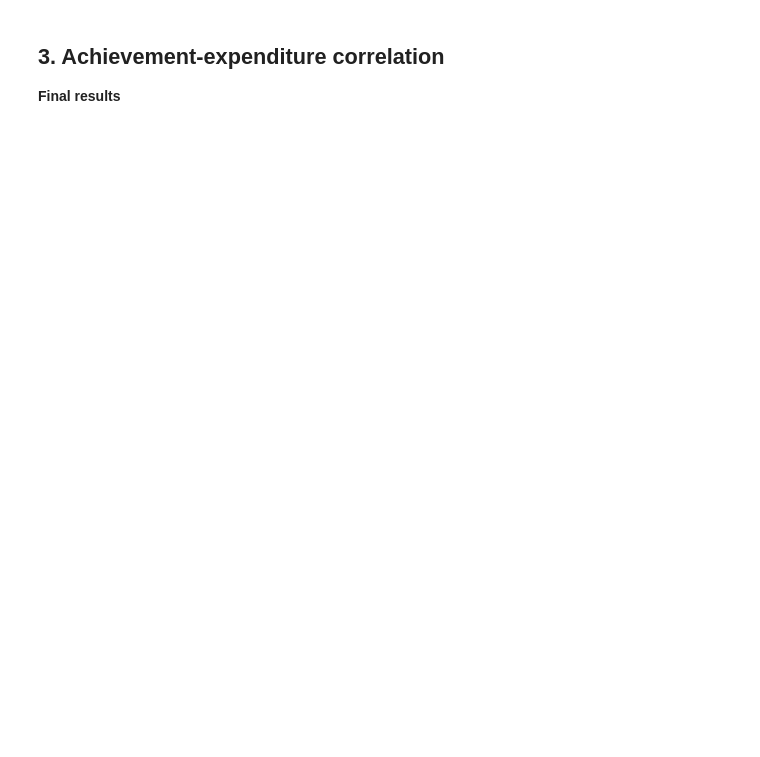
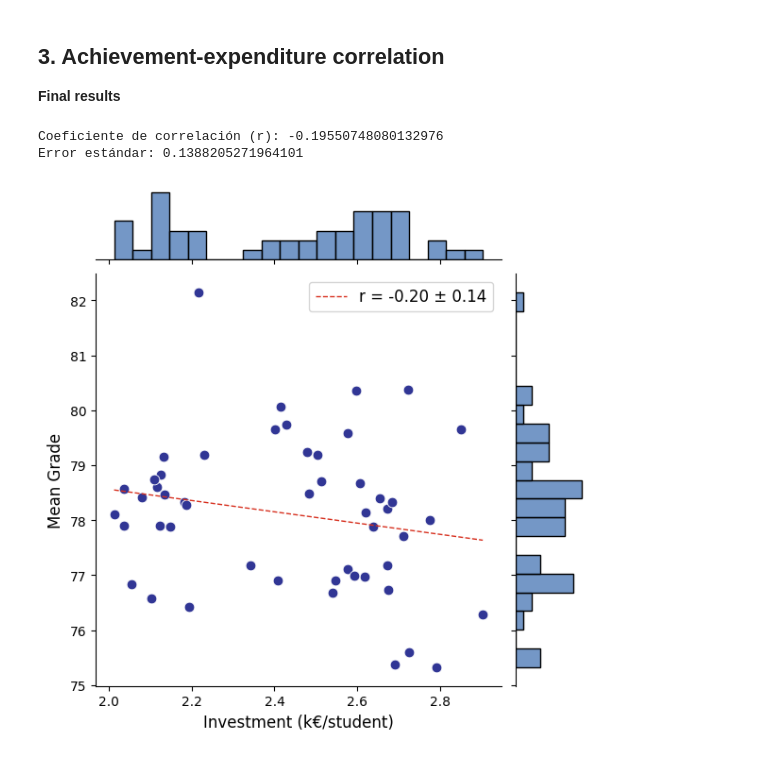
Before and after one commit to edejuan2002/avdm_Competecies, a Jupyter notebook: Eduardo/ed_approach.ipynb, the cells around one changed output. Cells and saved outputs as stored; diff of their text form; code cells hidden in the pictures; blank space fills up the shorter version.

Commit message:
Final commit on Investment-Grades correlation

```diff
--- a/Eduardo/ed_approach.ipynb
+++ b/Eduardo/ed_approach.ipynb
@@ -283,40 +285,43 @@ SE_r = (1 - corr_coeff**2) / np.sqrt(n - 2)
 
 print(f"Coeficiente de correlación (r): {corr_coeff}")
 print(f"Error estándar: {SE_r}")
-
 # Create the jointplot with scatter plot and marginal histograms
 g = sns.jointplot(
     data=df_corrs2,
     x='brut_per_alumne',
     y='mean_grade',
     color='#313695',
     kind='scatter',  # Scatter plot in the center
     s=60,
     marginal_kws=dict(bins=20, fill=True, color='#4575b4')  # Histograms style
 )
 
 # Add the regression line to the scatter plot
 sns.regplot(
     data=df_corrs,
     x='brut_per_alumne',
     y='mean_grade',
     scatter=False,
     color='#d7301f',
     ci=None,
     line_kws={'linestyle': '--', 'linewidth': 1},  # Dashed line and thinner width
     ax=g.ax_joint,  # Add the regression line to the main plot
     label=f'r = {corr_coeff:.2f} ± {SE_r:.2f}'  # Add the correlation info to the legend
 )
 
 # Customize axis labels
-g.set_axis_labels('Investment (k€)', 'Mean Grade', fontsize=12)
+g.set_axis_labels('Investment (k€/student)', 'Mean Grade', fontsize=12)
 # g.ax_joint.grid(True)
 
 # Add the legend to the plot
 plt.legend(loc='upper right', fontsize=12)
 
 # Show the plot
 plt.show()
+# %% [output]
+Coeficiente de correlación (r): -0.19550748080132976
+Error estándar: 0.1388205271964101
+[figure, added]
 # %%
 a_df = df_corrs2.groupby('area_territorial', as_index = False)['mean_grade'].mean()
 b_df = df_corrs2.groupby('area_territorial', as_index = False)['brut_per_alumne'].mean()
```
Also changed, not shown: parts of 4 cells of this notebook.
